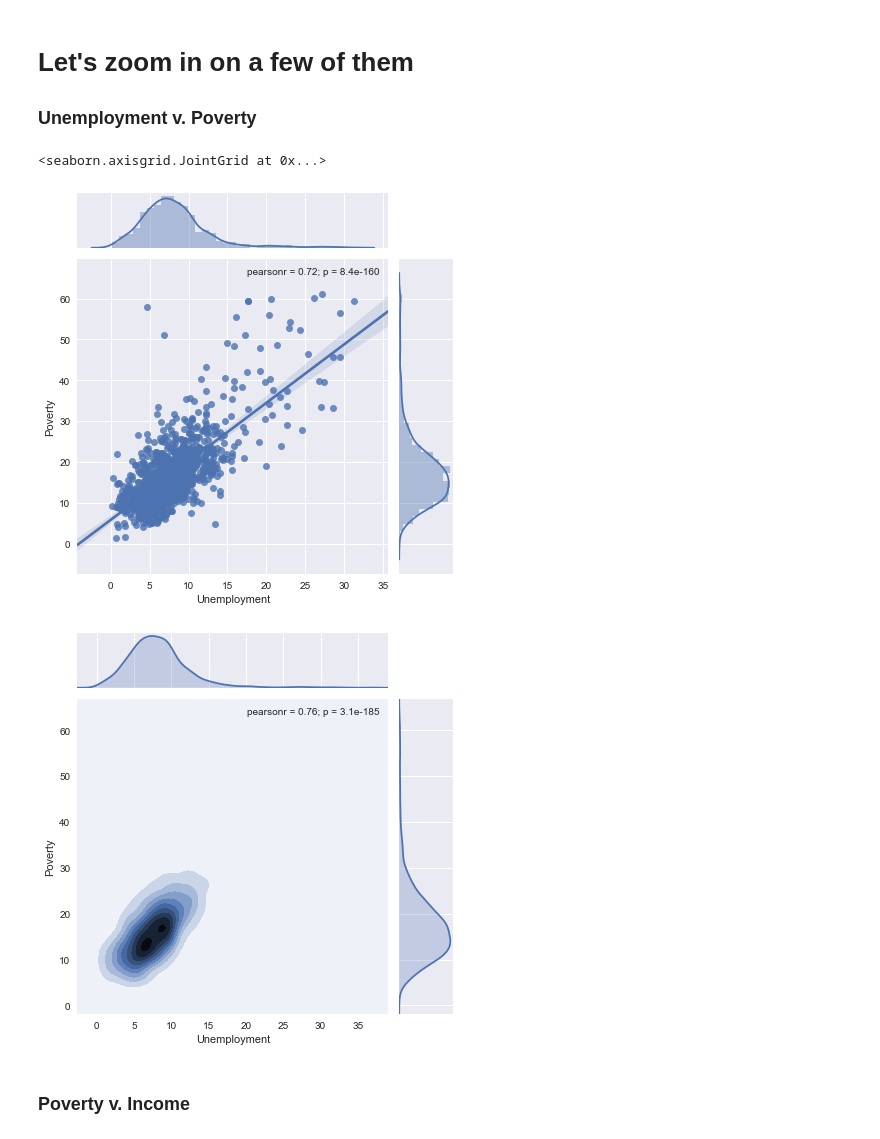
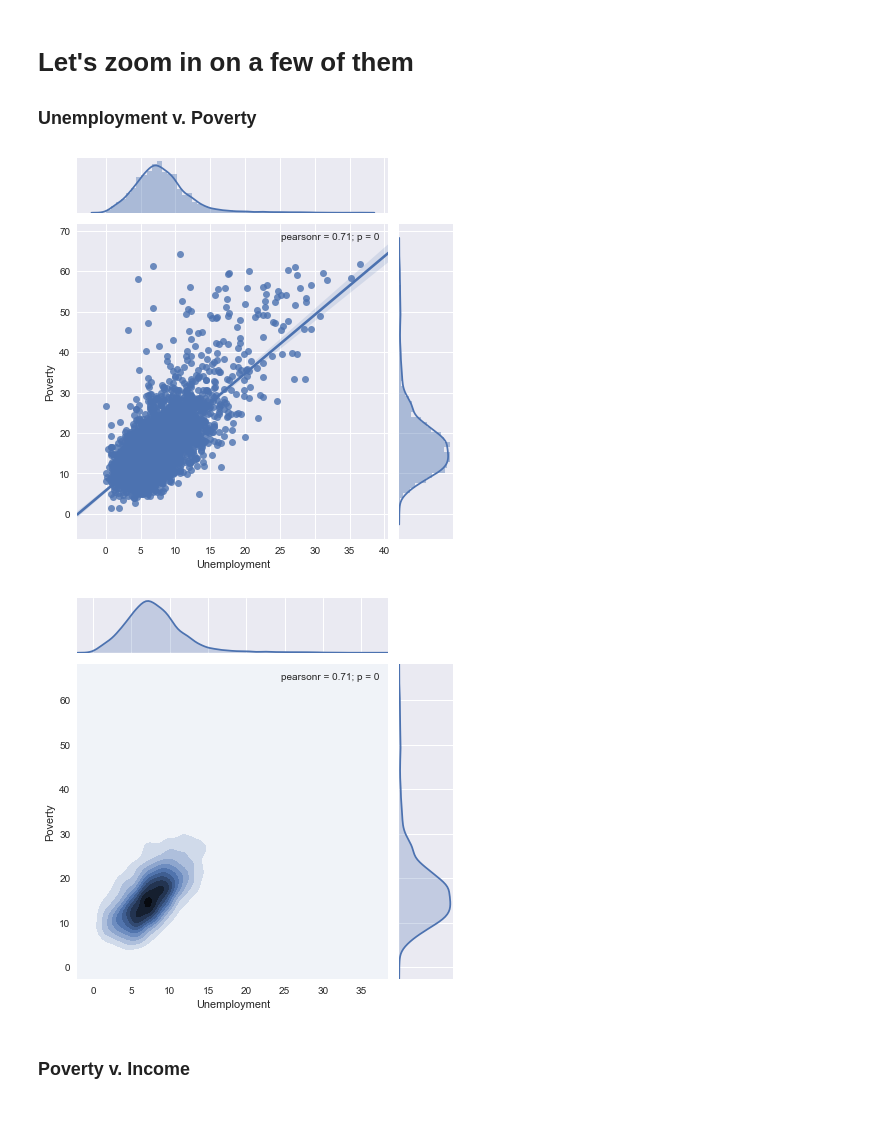
Before and after one commit to pstetz/Kaggle, a Jupyter notebook: in_progress/census/numeric_focus.ipynb, the cells around one changed output. Saved outputs shown, nothing was run; the diff lists cells and outputs as text; code cells hidden in the pictures.

```diff
--- a/in_progress/census/numeric_focus.ipynb
+++ b/in_progress/census/numeric_focus.ipynb
@@ -66,12 +66,11 @@ _ = sns.pairplot(census[numeric_cols].sample(1000))
 
 ### Unemployment v. Poverty
 # %%
-sns.jointplot(x='Unemployment', y='Poverty', data=census.sample(1000), kind="reg")
-_ = sns.jointplot(x='Unemployment', y='Poverty', data=census.sample(1000), kind='kde')
+sns.jointplot(x='Unemployment', y='Poverty', data=census, kind="reg")
+_ = sns.jointplot(x='Unemployment', y='Poverty', data=census, kind='kde')
 # %% [output]
-<seaborn.axisgrid.JointGrid at 0x...>
-[figure, old version]
+[figure, new version]
-[figure, old version]
+[figure, new version]
 # %% [markdown]
 ### Poverty v. Income
 # %%
```
Also changed, not shown: 3 other files.
